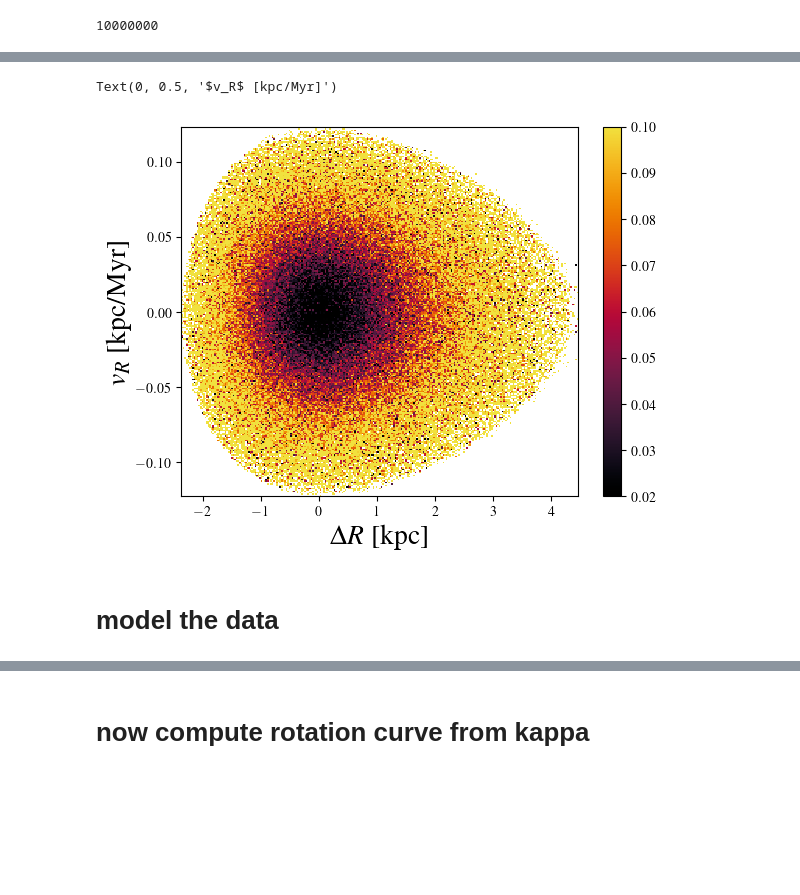
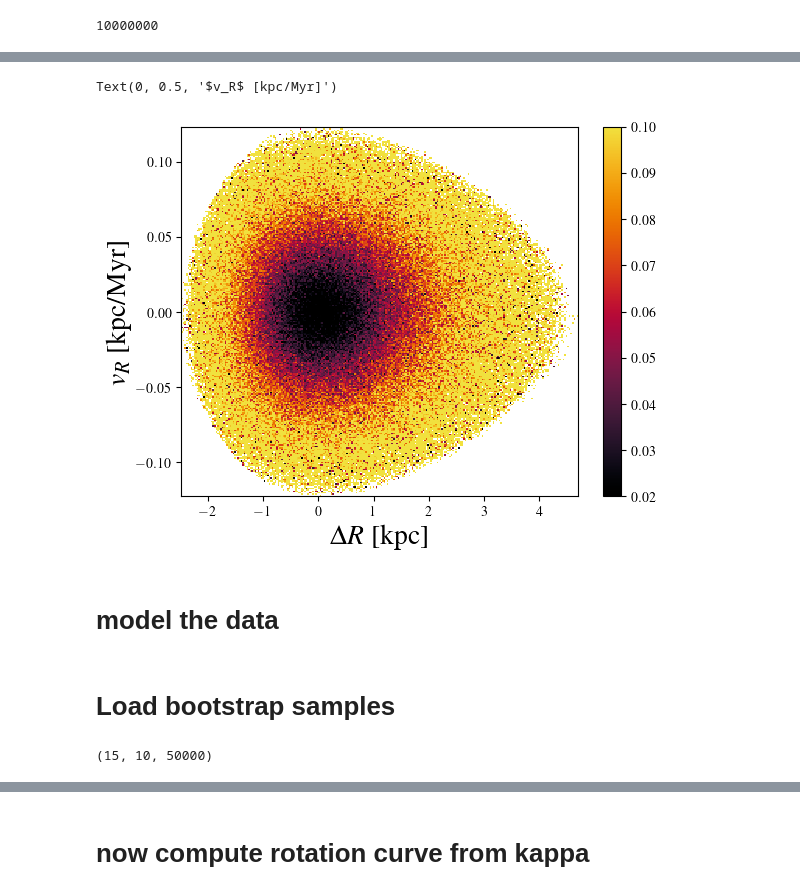
Before and after one commit to DHortaD/TorusImaging-radial, a Jupyter notebook: py/model-R-Rg-simulation.ipynb, the cells around one changed output, grey strips where cells are left out. Cells and saved outputs as stored; diff of their text form; code cells hidden in the pictures; blank space fills up the shorter version.

```diff
--- a/py/model-R-Rg-simulation.ipynb
+++ b/py/model-R-Rg-simulation.ipynb
@@ -88,19 +83,17 @@ Text(0, 0.5, '$v_R$ [kpc/Myr]')
 # %%
-from scipy import stats
-mask = (Rg > 8*u.kpc) & (Rg <= 9*u.kpc) & (np.abs(data['z'])<0.2) & (data['v_z']<0.03) &(jr.value<200)
-
-
+# what about solar vicinity?
+mask = (Rg > 8*u.kpc) & (Rg <= 10*u.kpc) & (np.abs(data['z'])<0.2) & (data['v_z']<0.03) &(jr.value<200)
 binx = np.linspace(np.min(deltaR[mask]),np.max(deltaR[mask]),256)
 biny = np.linspace(np.min(vR.value[mask]),np.max(vR.value[mask]),256)
 hist = stats.binned_statistic_2d(deltaR.value[mask],vR.value[mask], lab[mask], statistic='mean', bins=[binx,biny])
 plot_x, plot_y = np.meshgrid(binx,biny)
 color = plt.pcolormesh(plot_x, plot_y, hist[0].T, cmap=cm.ember, vmin=0.02,vmax=0.1)
 plt.colorbar()
 plt.xlabel('$\Delta R$ [kpc]', fontsize=20)
 plt.ylabel('$v_R$ [kpc/Myr]', fontsize=20)
 # %% [output]
 Text(0, 0.5, '$v_R$ [kpc/Myr]')
-[figure, old version]
+[figure, new version]
 # %% [markdown]
 # model the data
 # %%
@@ -183,3 +148,13 @@ init_params["e_params"][3]["vals"] = np.full_like(
 init_params["e_params"][4]["vals"] = np.full_like(
     init_params["e_params"][4]["vals"], np.log(0.05 / model._label_knots.max())
 )
+# %% [markdown]
+# Load bootstrap samples
+# %%
+deltaR_boot = np.load('../sav/deltaR_boot.npy', allow_pickle=True)
+vRs_boot = np.load('../sav/vRs_boot.npy', allow_pickle=True)
+xfe_boot = np.load('../sav/xfe_boot.npy', allow_pickle=True)
+xfe_err_boot = np.load('../sav/xfe_err_boot.npy', allow_pickle=True)
+deltaR_boot.shape
+# %% [output]
+(15, 10, 50000)
```
Also changed, not shown: parts of 52 cells of this notebook, 1 other file.
